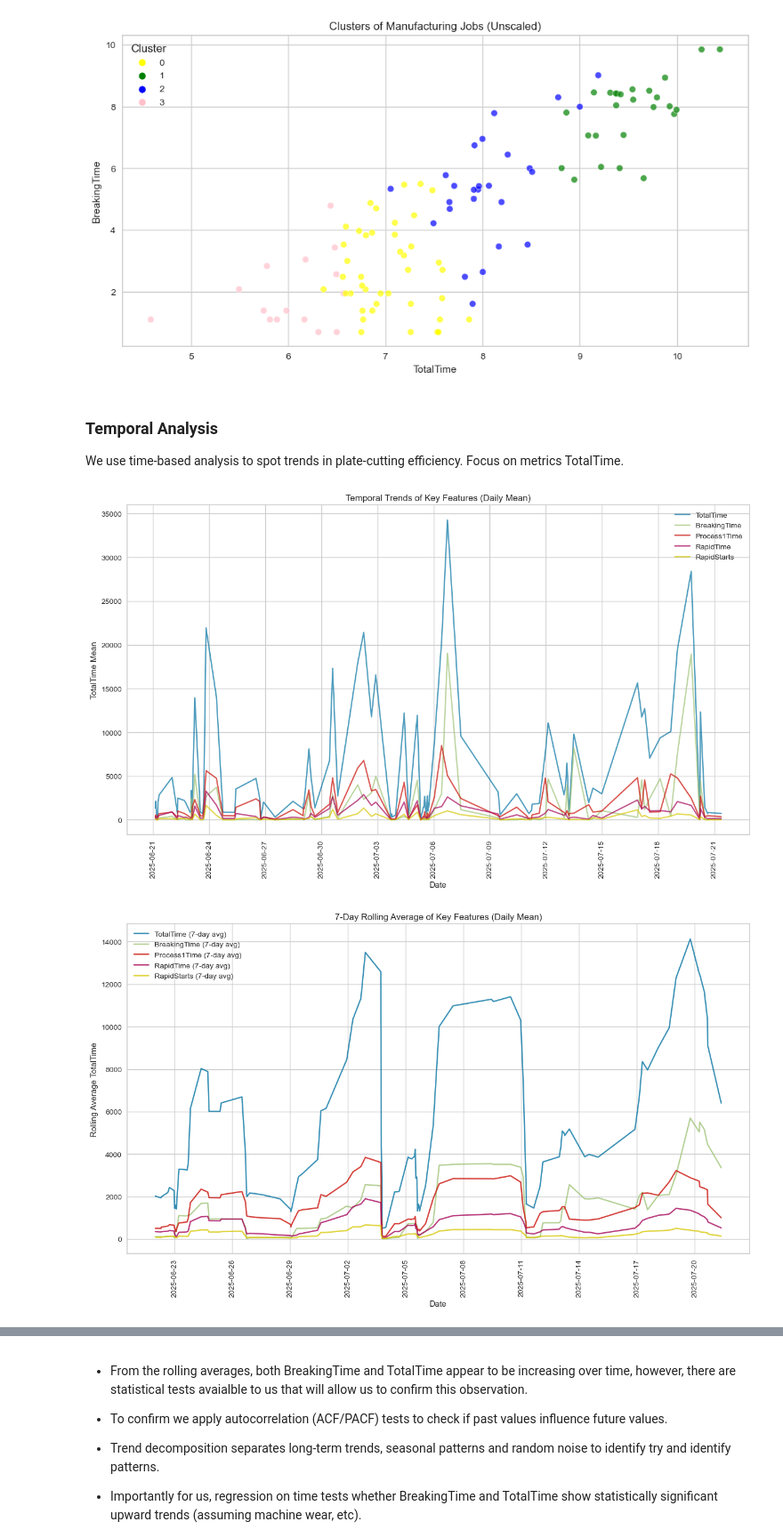
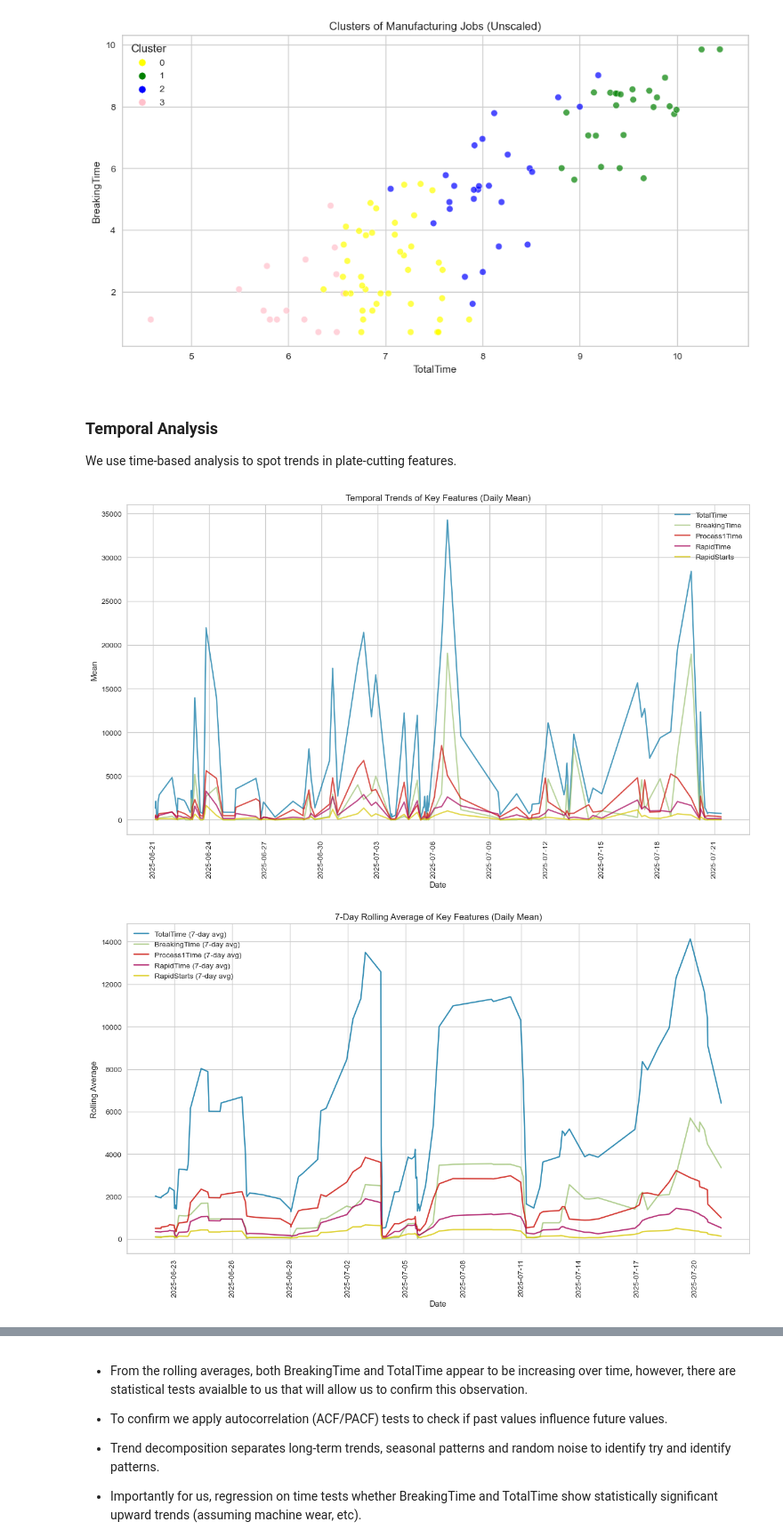
Before and after one commit to Scientialibera/ds4m_2, a Jupyter notebook: notebooks/orchestration.ipynb, the cells around one changed output, grey strips where cells are left out. Shown at 89% size. Drawn from its saved outputs; the diff is of its cells as text; code cells hidden in the pictures.

```diff
--- a/notebooks/orchestration.ipynb
+++ b/notebooks/orchestration.ipynb
@@ -576,7 +583,7 @@ Saved ../data/staging/max_summary.csv
 # %% [markdown]
 ### Temporal Analysis
 
-We use time-based analysis to spot trends in plate-cutting efficiency.  Focus on metrics TotalTime.
+We use time-based analysis to spot trends in plate-cutting features.
 # %%
 import matplotlib.pyplot as plt
 import seaborn as sns
@@ -592,7 +599,7 @@ def plot_temporal_trends(df, datetime_col, columns, figsize=(15, 8)):
         plt.plot(df_sorted[datetime_col], df_sorted.groupby(datetime_col)[col].mean(), label=col, alpha=0.7)
 
     plt.xlabel("Date")
-    plt.ylabel("TotalTime Mean")
+    plt.ylabel("Mean")
     plt.title("Temporal Trends of Key Features (Daily Mean)")
     plt.legend()
     plt.xticks(rotation=90)
@@ -610,39 +617,39 @@ def plot_rolling_average(df, datetime_col, columns, window=7, figsize=(15, 8)):
                  label=f"{col} ({window}-day avg)", alpha=0.8)
 
     plt.xlabel("Date")
-    plt.ylabel("Rolling Average TotalTime")
+    plt.ylabel("Rolling Average")
     plt.title(f"{window}-Day Rolling Average of Key Features (Daily Mean)")
     plt.legend()
     plt.xticks(rotation=90)
     plt.gca().xaxis.set_major_locator(mdates.DayLocator(interval=3))
     plt.grid(True)
     plt.show()
 
 
 def plot_avg_totaltime_by_hour(df, datetime_col, target_col, figsize=(12, 6)):
     df['Hour'] = df[datetime_col].dt.hour  # Extract hour from datetime
     hourly_avg = df.groupby('Hour')[target_col].mean()  # Compute average TotalTime per hour
 
     plt.figure(figsize=figsize)
     sns.barplot(x=hourly_avg.index, y=hourly_avg.values, palette="flare", edgecolor="black")
 
     plt.xlabel("Hour of Day")
     plt.ylabel("Average TotalTime")
     plt.title("Average TotalTime by Hour of Day")
     plt.xticks(range(0, 24))  # Ensure all hours (0 to 23) are displayed
     plt.grid(True)
     plt.show()
 
 
 temporal_columns = ['TotalTime', 'BreakingTime', 'Process1Time', 'RapidTime', 'RapidStarts']
 datetime_column = 'Start'
 
 plot_temporal_trends(df_full_plates, datetime_column, temporal_columns)
 plot_rolling_average(df_full_plates, datetime_column, temporal_columns, window=7)
 plot_avg_totaltime_by_hour(df_full_plates, datetime_column, 'TotalTime')
 # %% [output]
-[figure, old version]
+[figure, new version]
-[figure, old version]
+[figure, new version]
 [figure]
 # %% [markdown]
 - From the rolling averages, both BreakingTime and TotalTime appear to be increasing over time, however, there are statistical tests avaialble to us that will allow us to confirm this observation.
```
Also changed, not shown: parts of 7 cells of this notebook.
